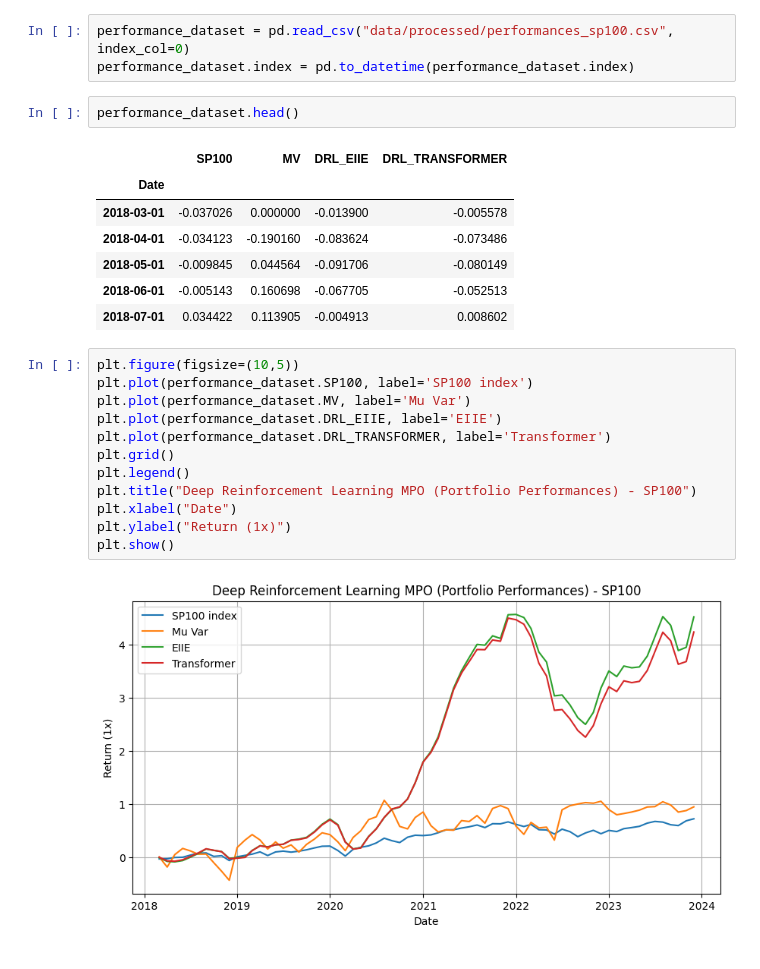
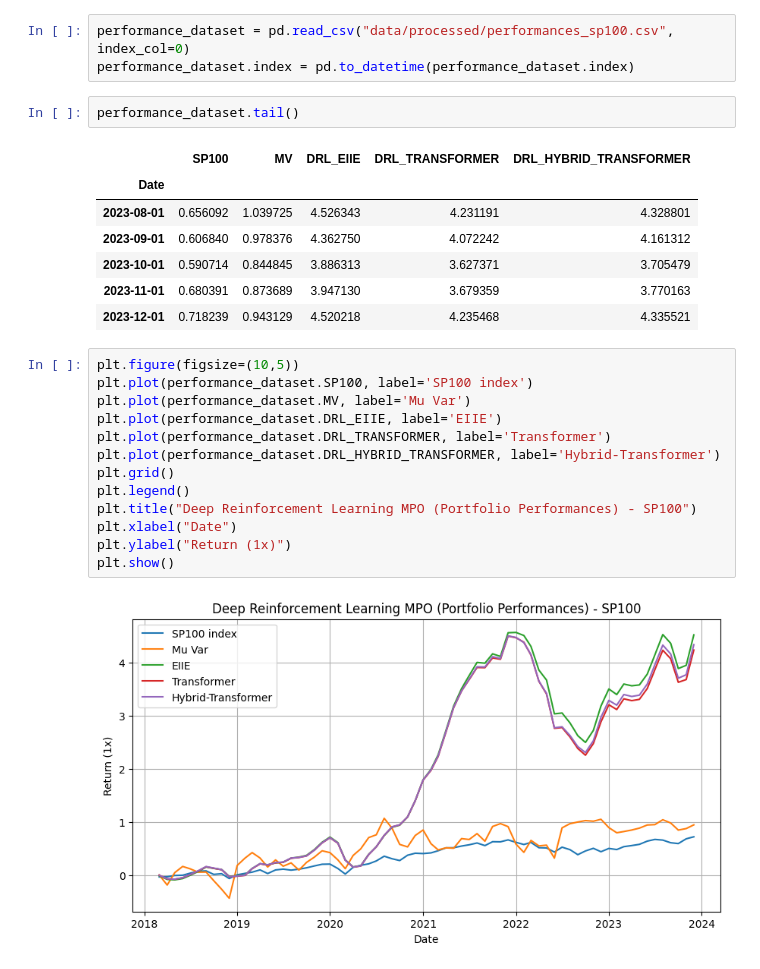
Before and after one commit to SiddeshkanthLogonathan/worldquant-capstone-project, a Jupyter notebook: src/visualization.ipynb, the cells around one changed output. Saved outputs shown, nothing was run; the diff lists cells and outputs as text.

Commit message:
Added Hybrid Transformer Policy Network

```diff
--- a/src/visualization.ipynb
+++ b/src/visualization.ipynb
@@ -5,26 +5,27 @@ import matplotlib.pyplot as plt
 performance_dataset = pd.read_csv("data/processed/performances_sp100.csv", index_col=0)
 performance_dataset.index = pd.to_datetime(performance_dataset.index)
 # %%
-performance_dataset.head()
+performance_dataset.tail()
 # %% [output]
-|  | SP100 | MV | DRL_EIIE | DRL_TRANSFORMER |
-| Date |  |  |  |  |
-| 2018-03-01 | -0.037026 | 0.000000 | -0.013900 | -0.005578 |
-| 2018-04-01 | -0.034123 | -0.190160 | -0.083624 | -0.073486 |
-| 2018-05-01 | -0.009845 | 0.044564 | -0.091706 | -0.080149 |
-| 2018-06-01 | -0.005143 | 0.160698 | -0.067705 | -0.052513 |
-| 2018-07-01 | 0.034422 | 0.113905 | -0.004913 | 0.008602 |
+|  | SP100 | MV | DRL_EIIE | DRL_TRANSFORMER | DRL_HYBRID_TRANSFORMER |
+| Date |  |  |  |  |  |
+| 2023-08-01 | 0.656092 | 1.039725 | 4.526343 | 4.231191 | 4.328801 |
+| 2023-09-01 | 0.606840 | 0.978376 | 4.362750 | 4.072242 | 4.161312 |
+| 2023-10-01 | 0.590714 | 0.844845 | 3.886313 | 3.627371 | 3.705479 |
+| 2023-11-01 | 0.680391 | 0.873689 | 3.947130 | 3.679359 | 3.770163 |
+| 2023-12-01 | 0.718239 | 0.943129 | 4.520218 | 4.235468 | 4.335521 |
 # %%
 plt.figure(figsize=(10,5))
 plt.plot(performance_dataset.SP100, label='SP100 index')
 plt.plot(performance_dataset.MV, label='Mu Var')
 plt.plot(performance_dataset.DRL_EIIE, label='EIIE')
 plt.plot(performance_dataset.DRL_TRANSFORMER, label='Transformer')
+plt.plot(performance_dataset.DRL_HYBRID_TRANSFORMER, label='Hybrid-Transformer')
 plt.grid()
 plt.legend()
 plt.title("Deep Reinforcement Learning MPO (Portfolio Performances) - SP100")
 plt.xlabel("Date")
 plt.ylabel("Return (1x)")
 plt.show()
 # %% [output]
-[figure, old version]
+[figure, new version]
```
Also changed, not shown: 10 other files.
